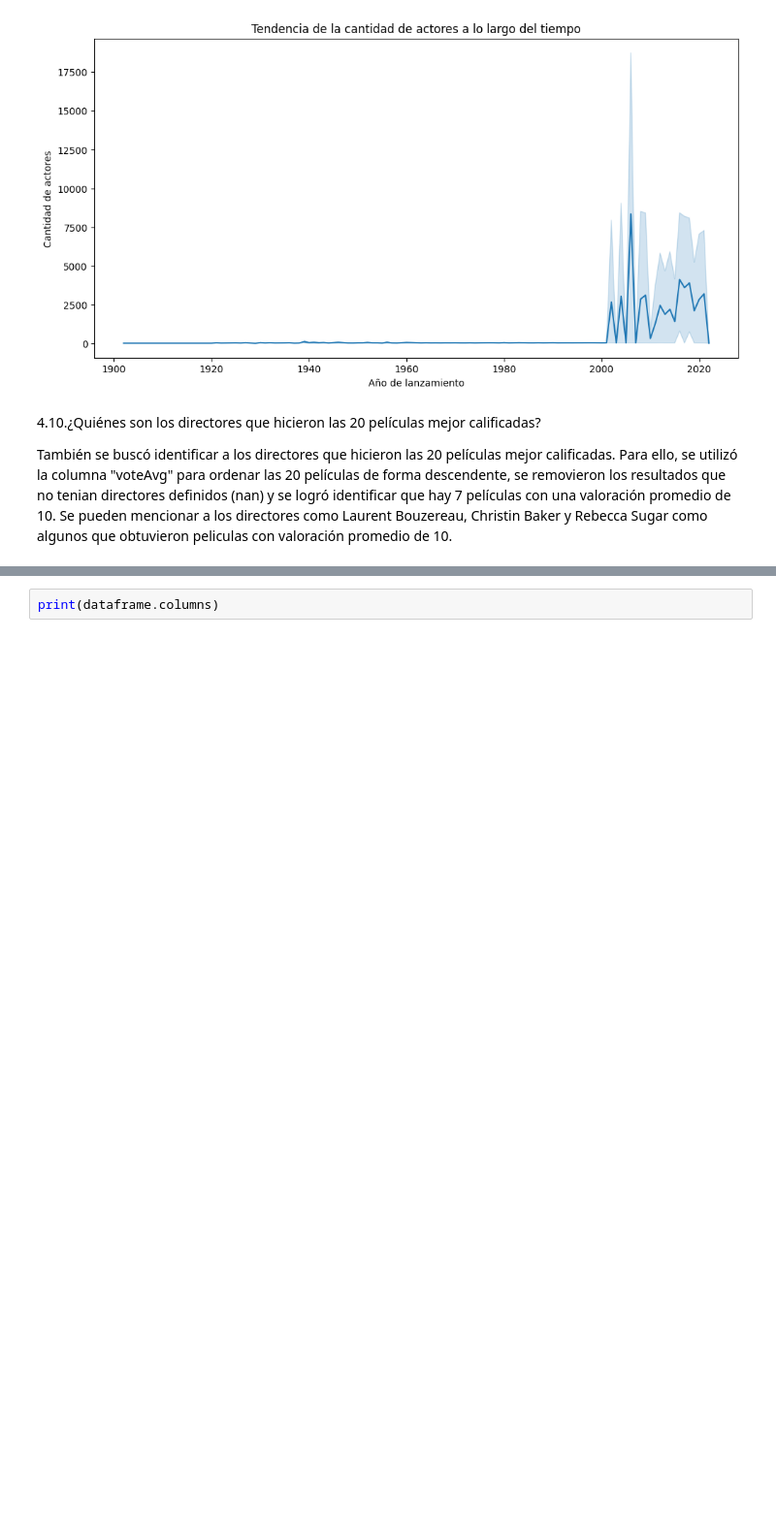
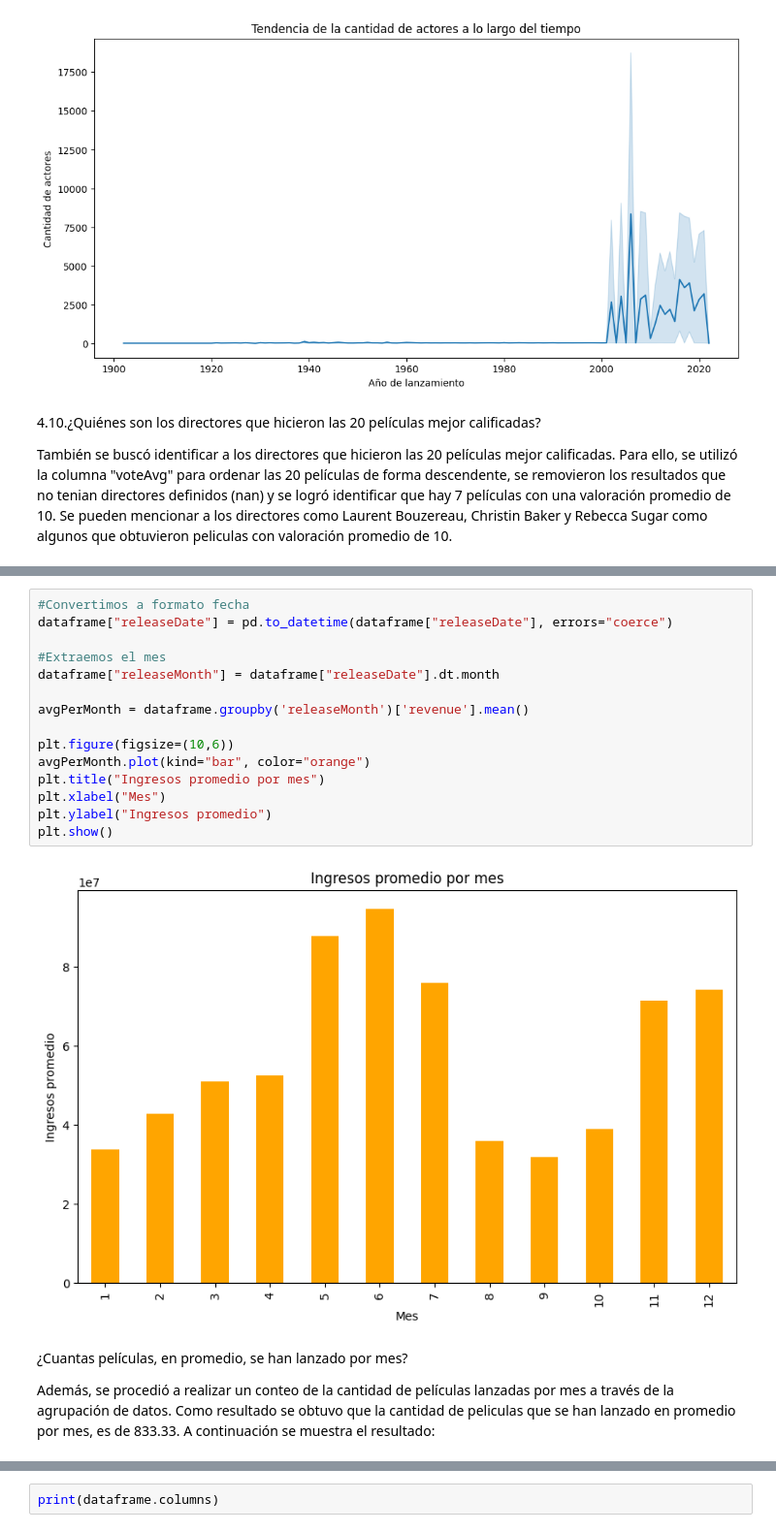
Before and after one commit to Dahernandezsilve/HT1MD, a Jupyter notebook: HT_1_Análisis_Exploratorio.ipynb, the cells around one changed output, grey strips where cells are left out. Shown: that part at 97% size. Cells and saved outputs as stored; diff of their text form; blank space fills up the shorter version.

```diff
--- a/HT_1_Análisis_Exploratorio.ipynb
+++ b/HT_1_Análisis_Exploratorio.ipynb
@@ -216,0 +223,21 @@ print(table)
+# %%
+#Convertimos a formato fecha
+dataframe["releaseDate"] = pd.to_datetime(dataframe["releaseDate"], errors="coerce")
+
+#Extraemos el mes
+dataframe["releaseMonth"] = dataframe["releaseDate"].dt.month
+
+avgPerMonth = dataframe.groupby('releaseMonth')['revenue'].mean()
+
+plt.figure(figsize=(10,6))
+avgPerMonth.plot(kind="bar", color="orange")
+plt.title("Ingresos promedio por mes")
+plt.xlabel("Mes")
+plt.ylabel("Ingresos promedio")
+plt.show()
+# %% [output]
+[figure, added]
+# %% [markdown]
+¿Cuantas películas, en promedio, se han lanzado por mes?
+
+Además, se procedió a realizar un conteo de la cantidad de películas lanzadas por mes a través de la agrupación de datos. Como resultado se obtuvo que la cantidad de peliculas que se han lanzado en promedio por mes, es de 833.33. A continuación se muestra el resultado:
```
Also changed, not shown: parts of 4 cells of this notebook.
